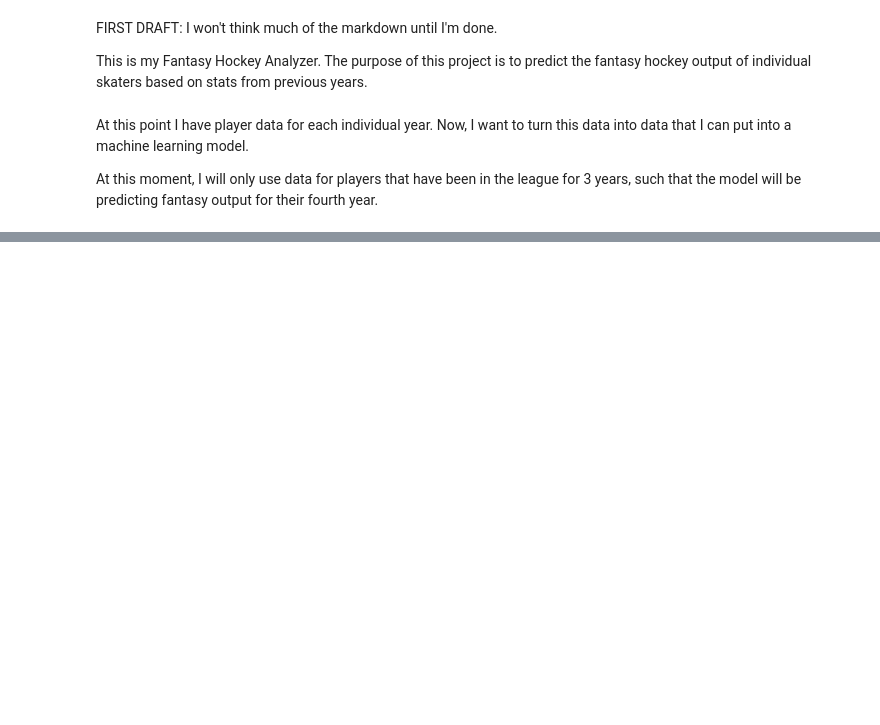
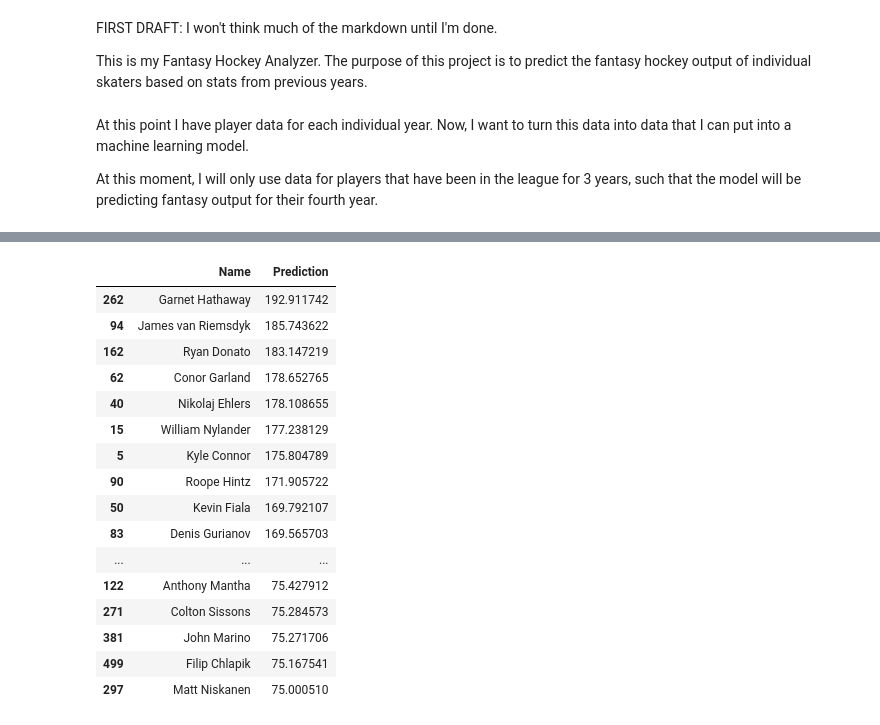
Before and after one commit to chrisberry888/FantasyHockeyAnalyzer, a Jupyter notebook: Fantasy Hockey Analyzer Notebook.ipynb, the cells around one changed output, grey strips where cells are left out. Saved outputs shown, nothing was run; the diff lists cells and outputs as text; code cells hidden in the pictures; blank space fills up the shorter version.

```diff
--- a/Fantasy Hockey Analyzer Notebook.ipynb
+++ b/Fantasy Hockey Analyzer Notebook.ipynb
@@ -115,0 +177,41 @@ ValueError: could not convert string to float: 'Yanni Gourde'
+# %%
+def get_predictions(regr, df):
+    # Make a copy of the input dataframe
+    new_df = df.copy()
+
+    # Save the values in the "1_Name" column before reformatting
+    names = new_df["1_Name"].values
+
+    # Use the reformat_df function to reformat the dataframe
+    new_df = reformat_df(new_df)
+
+    # Use the regr object to make predictions on the reformatted dataframe
+    predictions = regr.predict(new_df)
+
+    # Create a new dataframe with the names and predictions
+    result_df = pd.DataFrame({"Name": names, "Prediction": predictions})
+
+    return result_df
+# %%
+final_df = get_predictions(regr, new_data).sort_values(by="Prediction", ascending=False)
+# %%
+pd.options.display.max_rows = 862
+display(final_df)
+# %% [output]
+|  | Name | Prediction |
+| 262 | Garnet Hathaway | 192.911742 |
+| 94 | James van Riemsdyk | 185.743622 |
+| 162 | Ryan Donato | 183.147219 |
+| 62 | Conor Garland | 178.652765 |
+| 40 | Nikolaj Ehlers | 178.108655 |
+| 15 | William Nylander | 177.238129 |
+| 5 | Kyle Connor | 175.804789 |
+| 90 | Roope Hintz | 171.905722 |
+| 50 | Kevin Fiala | 169.792107 |
+| 83 | Denis Gurianov | 169.565703 |
+| ... | ... | ... |
+| 122 | Anthony Mantha | 75.427912 |
+| 271 | Colton Sissons | 75.284573 |
+| 381 | John Marino | 75.271706 |
+| 499 | Filip Chlapik | 75.167541 |
+| 297 | Matt Niskanen | 75.000510 |
```
Also changed, not shown: parts of 12 cells of this notebook.
